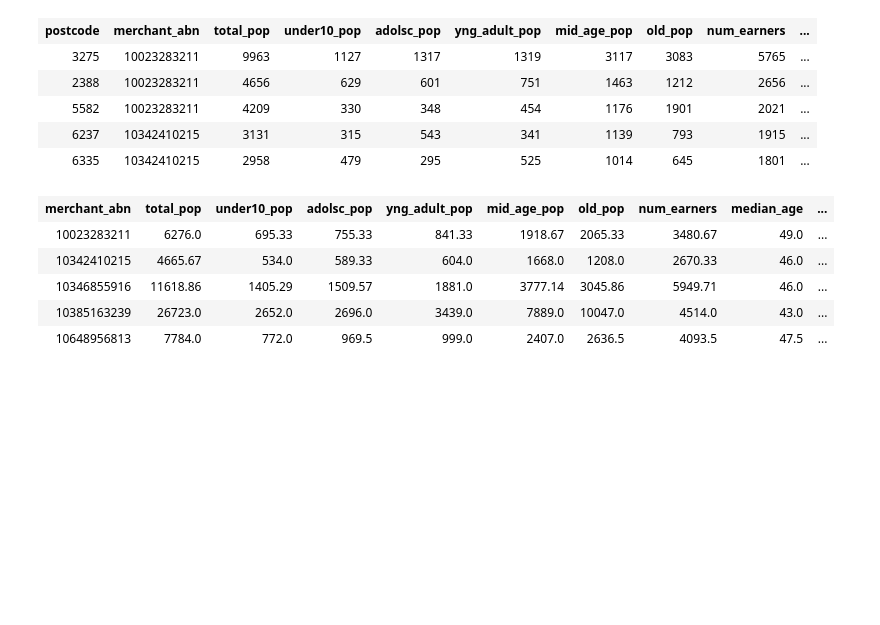
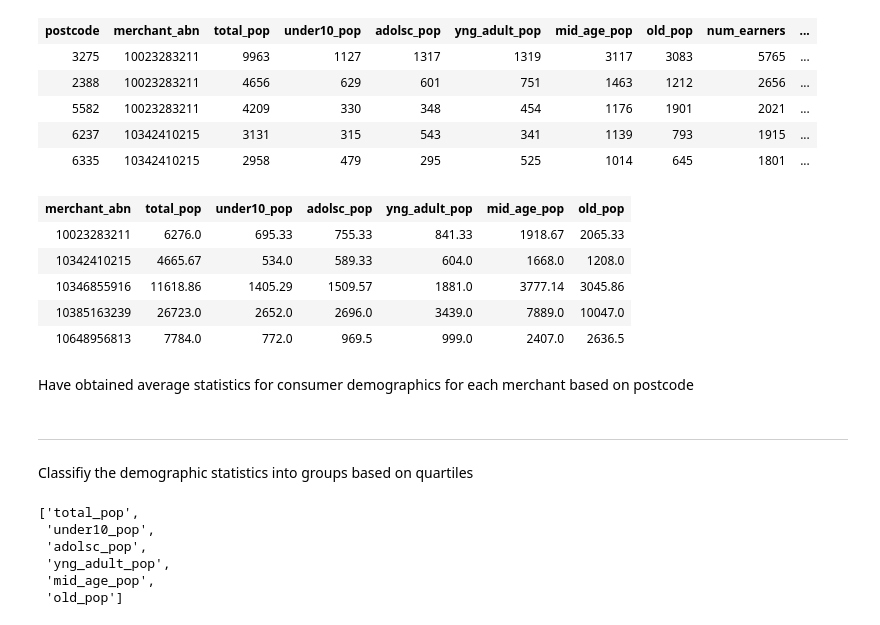
Before and after one commit to MAST30034-Applied-Data-Science/generic-buy-now-pay-later-project-group-35, a Jupyter notebook: notebooks/4.4-modelling_merch_demo.ipynb, the cells around one changed output. Saved outputs shown, nothing was run; the diff lists cells and outputs as text; code cells hidden in the pictures; blank space fills up the shorter version.

```diff
--- a/notebooks/4.4-modelling_merch_demo.ipynb
+++ b/notebooks/4.4-modelling_merch_demo.ipynb
@@ -114,7 +109,7 @@ external_sdf.limit(5)
 | 0810 | 2657 | 326 | 274 | 541 | 845 | 386 | 1479 | 39 | ... |
 # %%
 print(merch_postcode.count())
-merch_info = merch_postcode.join(external_sdf, "postcode")
-print(merch_info.count())
+merch_demog = merch_postcode.join(external_sdf, "postcode")
+print(merch_demog.count())
 # %% [output]
 33745
@@ -130,24 +125,37 @@ merch_info.limit(5)
 | 6237 | 10342410215 | 3131 | 315 | 543 | 341 | 1139 | 793 | 1915 | ... |
 | 6335 | 10342410215 | 2958 | 479 | 295 | 525 | 1014 | 645 | 1801 | ... |
 # %%
-merch_info = merch_info.groupBy("merchant_abn").agg(
+merch_demog = merch_demog.groupBy("merchant_abn").agg(
     F.round(F.avg("total_pop"), 2).alias("total_pop"),
     F.round(F.avg("under10_pop"), 2).alias("under10_pop"),
     F.round(F.avg("adolsc_pop"), 2).alias("adolsc_pop"),
     F.round(F.avg("yng_adult_pop"), 2).alias("yng_adult_pop"),
     F.round(F.avg("mid_age_pop"), 2).alias("mid_age_pop"),
     F.round(F.avg("old_pop"), 2).alias("old_pop"),
-    F.round(F.avg("num_earners"), 2).alias("num_earners"),
-    F.round(F.avg("median_age"), 2).alias("median_age"),
-    F.round(F.avg("median_income"), 2).alias("median_income"),
-    F.round(F.avg("mean_income"), 2).alias("mean_income")
 )
 
-merch_info.limit(5)
+merch_demog.limit(5)
 # %% [output]
-| merchant_abn | total_pop | under10_pop | adolsc_pop | yng_adult_pop | mid_age_pop | old_pop | num_earners | median_age | ... |
-| 10023283211 | 6276.0 | 695.33 | 755.33 | 841.33 | 1918.67 | 2065.33 | 3480.67 | 49.0 | ... |
-| 10342410215 | 4665.67 | 534.0 | 589.33 | 604.0 | 1668.0 | 1208.0 | 2670.33 | 46.0 | ... |
-| 10346855916 | 11618.86 | 1405.29 | 1509.57 | 1881.0 | 3777.14 | 3045.86 | 5949.71 | 46.0 | ... |
-| 10385163239 | 26723.0 | 2652.0 | 2696.0 | 3439.0 | 7889.0 | 10047.0 | 4514.0 | 43.0 | ... |
-| 10648956813 | 7784.0 | 772.0 | 969.5 | 999.0 | 2407.0 | 2636.5 | 4093.5 | 47.5 | ... |
+| merchant_abn | total_pop | under10_pop | adolsc_pop | yng_adult_pop | mid_age_pop | old_pop |
+| 10023283211 | 6276.0 | 695.33 | 755.33 | 841.33 | 1918.67 | 2065.33 |
+| 10342410215 | 4665.67 | 534.0 | 589.33 | 604.0 | 1668.0 | 1208.0 |
+| 10346855916 | 11618.86 | 1405.29 | 1509.57 | 1881.0 | 3777.14 | 3045.86 |
+| 10385163239 | 26723.0 | 2652.0 | 2696.0 | 3439.0 | 7889.0 | 10047.0 |
+| 10648956813 | 7784.0 | 772.0 | 969.5 | 999.0 | 2407.0 | 2636.5 |
+# %% [markdown]
+Have obtained average statistics for consumer demographics for each merchant based on postcode
+# %% [markdown]
+***
+# %% [markdown]
+Classifiy the demographic statistics into groups based on quartiles
+# %%
+col_names = list(merch_demog.schema.names)
+col_names.pop(0)
+col_names
+# %% [output]
+['total_pop',
+ 'under10_pop',
+ 'adolsc_pop',
+ 'yng_adult_pop',
+ 'mid_age_pop',
+ 'old_pop']
```
Also changed, not shown: parts of 12 cells of this notebook, 1 other file.
